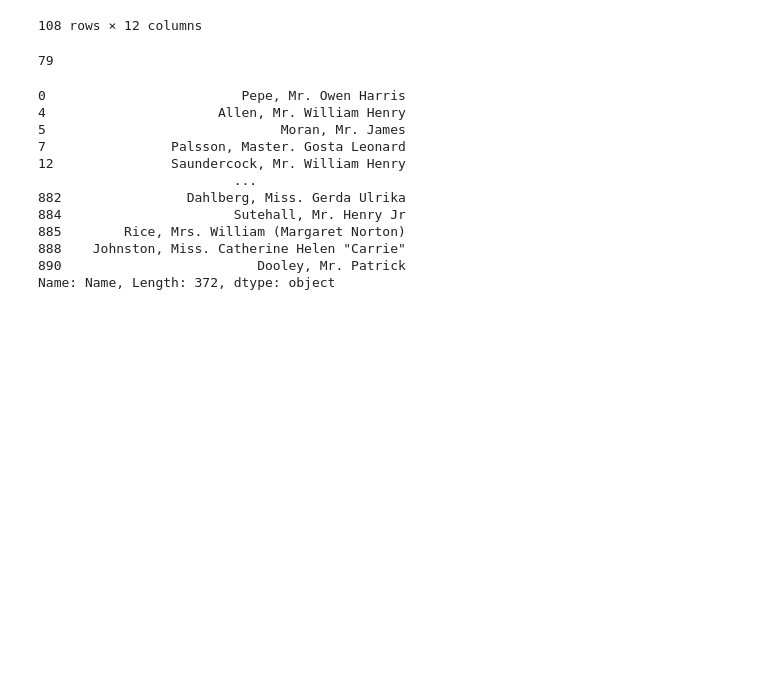
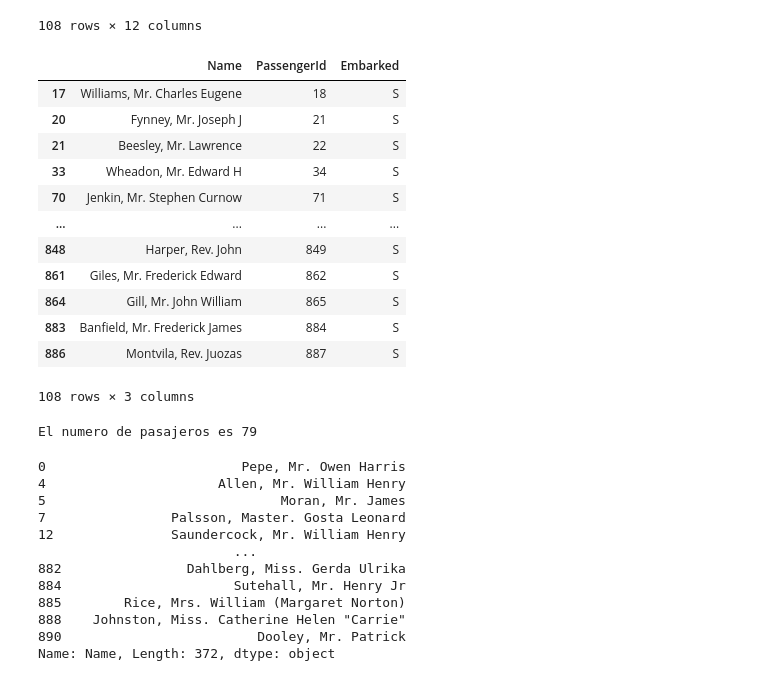
Before and after one commit to rvagelet/Python, a Jupyter notebook: fichero_plano.ipynb, the cells around one changed output. Saved outputs shown, nothing was run; the diff lists cells and outputs as text; code cells hidden in the pictures; blank space fills up the shorter version.

```diff
--- a/fichero_plano.ipynb
+++ b/fichero_plano.ipynb
@@ -329,12 +329,28 @@ titanic[FTPHC2]
 | 883 | 884 | 0 | 2 | Banfield, Mr. Frederick James | male | 28 | 0 | 0 | C.A./SOTON 34068 | 10,5 | ... |
 | 886 | 887 | 0 | 2 | Montvila, Rev. Juozas | male | 27 | 0 | 0 | 211536 | 13 | ... |
 108 rows × 12 columns
+# %%
+titanic[FTPHC2][['Name','PassengerId','Embarked']]
+# %% [output]
+|  | Name | PassengerId | Embarked |
+| 17 | Williams, Mr. Charles Eugene | 18 | S |
+| 20 | Fynney, Mr. Joseph J | 21 | S |
+| 21 | Beesley, Mr. Lawrence | 22 | S |
+| 33 | Wheadon, Mr. Edward H | 34 | S |
+| 70 | Jenkin, Mr. Stephen Curnow | 71 | S |
+| ... | ... | ... | ... |
+| 848 | Harper, Rev. John | 849 | S |
+| 861 | Giles, Mr. Frederick Edward | 862 | S |
+| 864 | Gill, Mr. John William | 865 | S |
+| 883 | Banfield, Mr. Frederick James | 884 | S |
+| 886 | Montvila, Rev. Juozas | 887 | S |
+108 rows × 3 columns
 # %%
 #Practica 9: Ver la cantidad de pasajeros que son hombres de la clase 1 y que embarcaron por la puerta S.
-FTPHC1yPS = ((titanic['Sex']=='male') & (titanic['Pclass']==1)) & (titanic['Embarked']=='S')
-titanic[FTPHC1yPS]['Sex'].count()
+FTPHC1yPS = (titanic['Sex']=='male') & (titanic['Pclass']==1) & (titanic['Embarked']=='S')
+print('El numero de pasajeros es',titanic[FTPHC1yPS]['Sex'].count())
 # %% [output]
-79
+El numero de pasajeros es 79
 # %%
 #Practica 10: Ver los nombres de los pasajeros de la clase 3 que no sobrevivieron
 FTPC3yNS = (titanic['Pclass']==3) & (titanic['Survived']==0)
```
Also changed, not shown: parts of 1 cell of this notebook.
